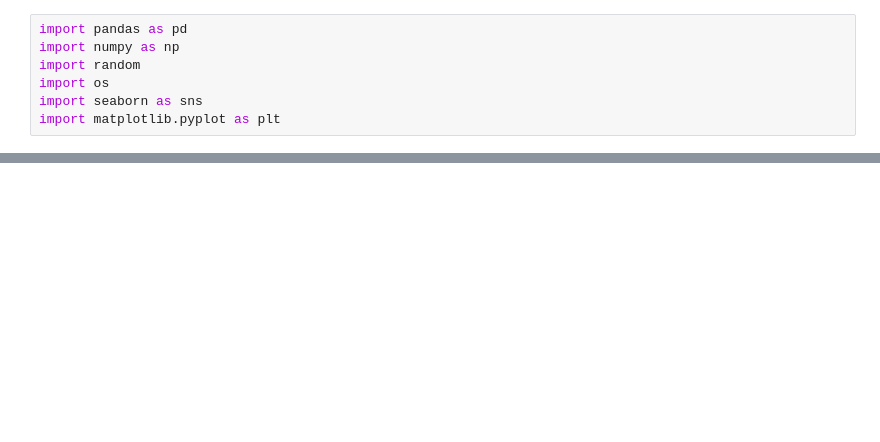
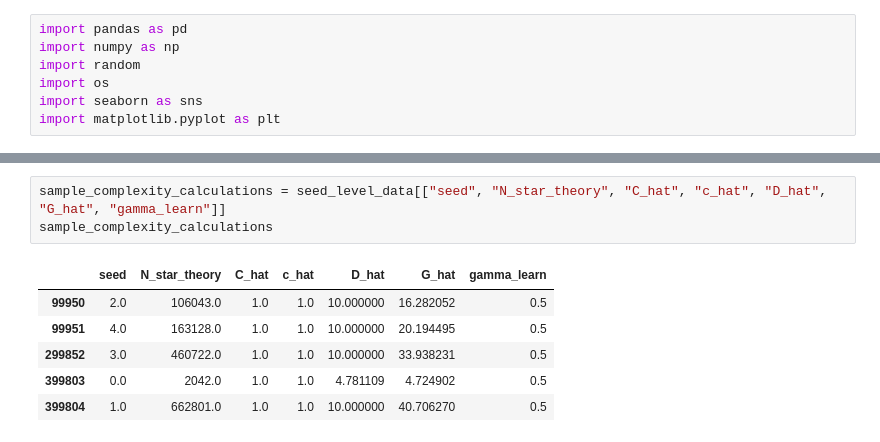
Before and after one commit to kennonstewart/unlearning-research-meta, a Jupyter notebook: experiments/deletion_capacity/results/analysis.ipynb, the cells around one changed output, grey strips where cells are left out. Drawn from its saved outputs; the diff is of its cells as text; blank space fills up the shorter version.

```diff
--- a/experiments/deletion_capacity/results/analysis.ipynb
+++ b/experiments/deletion_capacity/results/analysis.ipynb
@@ -87,0 +141,10 @@ If it looks like regret plateaus at 300 training events, is this the same as our
+# %%
+sample_complexity_calculations = seed_level_data[["seed", "N_star_theory", "C_hat", "c_hat", "D_hat", "G_hat", "gamma_learn"]]
+sample_complexity_calculations
+# %% [output]
+|  | seed | N_star_theory | C_hat | c_hat | D_hat | G_hat | gamma_learn |
+| 99950 | 2.0 | 106043.0 | 1.0 | 1.0 | 10.000000 | 16.282052 | 0.5 |
+| 99951 | 4.0 | 163128.0 | 1.0 | 1.0 | 10.000000 | 20.194495 | 0.5 |
+| 299852 | 3.0 | 460722.0 | 1.0 | 1.0 | 10.000000 | 33.938231 | 0.5 |
+| 399803 | 0.0 | 2042.0 | 1.0 | 1.0 | 4.781109 | 4.724902 | 0.5 |
+| 399804 | 1.0 | 662801.0 | 1.0 | 1.0 | 10.000000 | 40.706270 | 0.5 |
```
Also changed, not shown: parts of 19 cells of this notebook, 21 other files.
